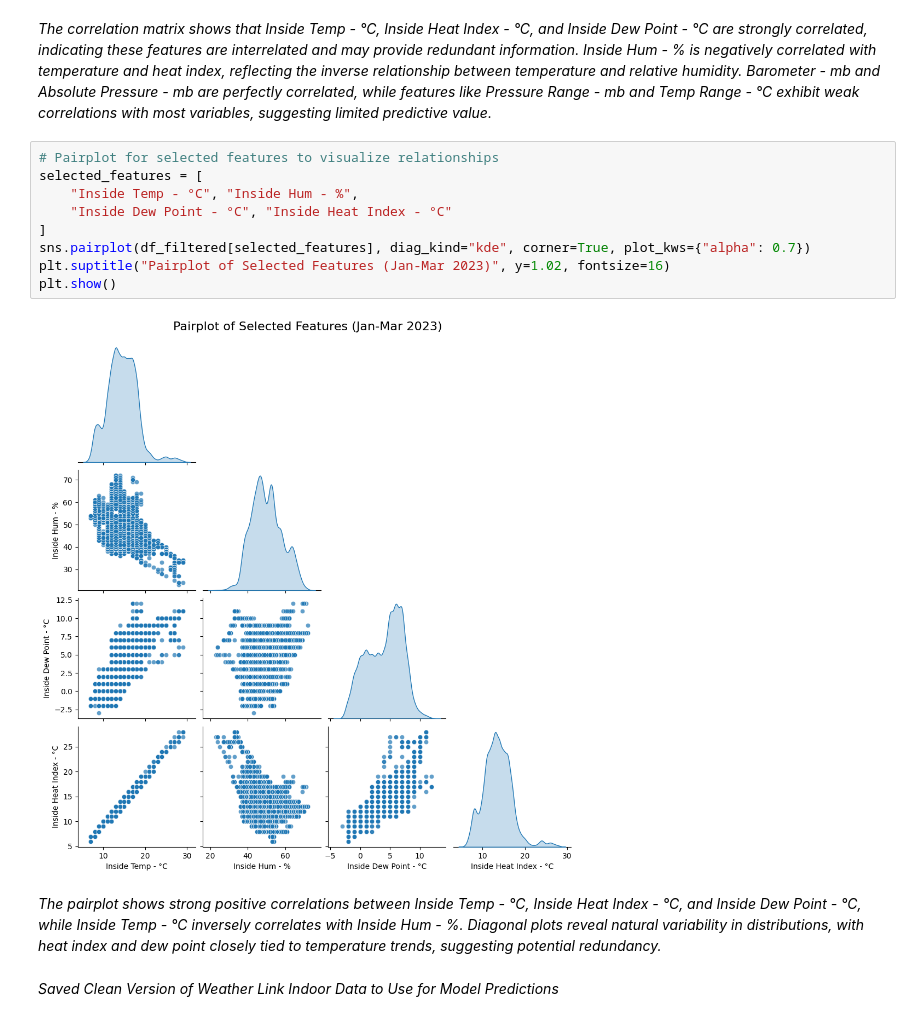
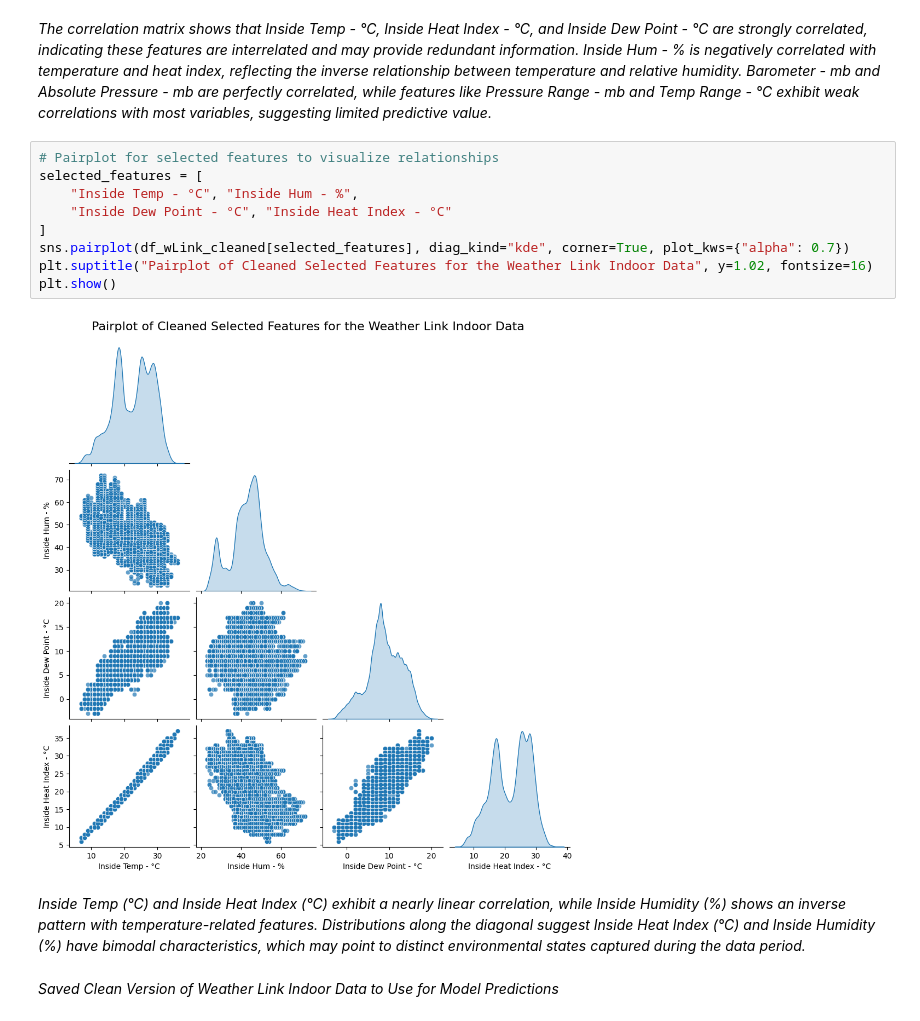
Before and after one commit to oxayavongsa/aai-530-iot, a Jupyter notebook: EDA2.ipynb, the cells around one changed output. Drawn from its saved outputs; the diff is of its cells as text.

Commit message:
Clean Revised - Thai

```diff
--- a/EDA2.ipynb
+++ b/EDA2.ipynb
@@ -934,16 +938,16 @@ plt.show()
 # %%
 # Pairplot for selected features to visualize relationships
 selected_features = [
     "Inside Temp - °C", "Inside Hum - %",
     "Inside Dew Point - °C", "Inside Heat Index - °C"
 ]
-sns.pairplot(df_filtered[selected_features], diag_kind="kde", corner=True, plot_kws={"alpha": 0.7})
-plt.suptitle("Pairplot of Selected Features (Jan-Mar 2023)", y=1.02, fontsize=16)
+sns.pairplot(df_wLink_cleaned[selected_features], diag_kind="kde", corner=True, plot_kws={"alpha": 0.7})
+plt.suptitle("Pairplot of Cleaned Selected Features for the Weather Link Indoor Data", y=1.02, fontsize=16)
 plt.show()
 # %% [output]
-[figure, old version]
+[figure, new version]
-# %% [markdown]
-*The pairplot shows strong positive correlations between Inside Temp - °C, Inside Heat Index - °C, and Inside Dew Point - °C, while Inside Temp - °C inversely correlates with Inside Hum - %. Diagonal plots reveal natural variability in distributions, with heat index and dew point closely tied to temperature trends, suggesting potential redundancy.*
+# %% [markdown]
+*Inside Temp (°C) and Inside Heat Index (°C) exhibit a nearly linear correlation, while Inside Humidity (%) shows an inverse pattern with temperature-related features. Distributions along the diagonal suggest Inside Heat Index (°C) and Inside Humidity (%) have bimodal characteristics, which may point to distinct environmental states captured during the data period.*
 # %% [markdown]
 *Saved Clean Version of Weather Link Indoor Data to Use for Model Predictions*
 # %%
```
Also changed, not shown: parts of 16 cells of this notebook.
